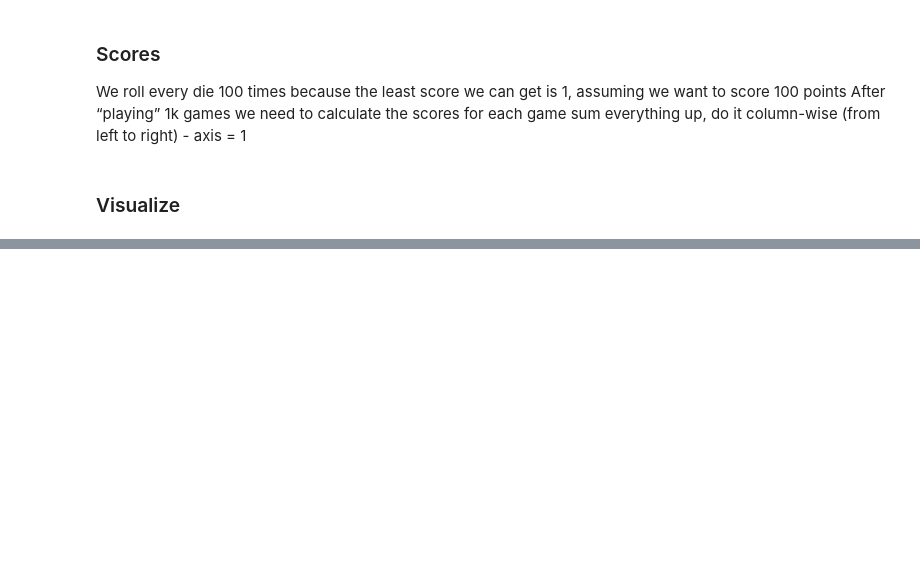
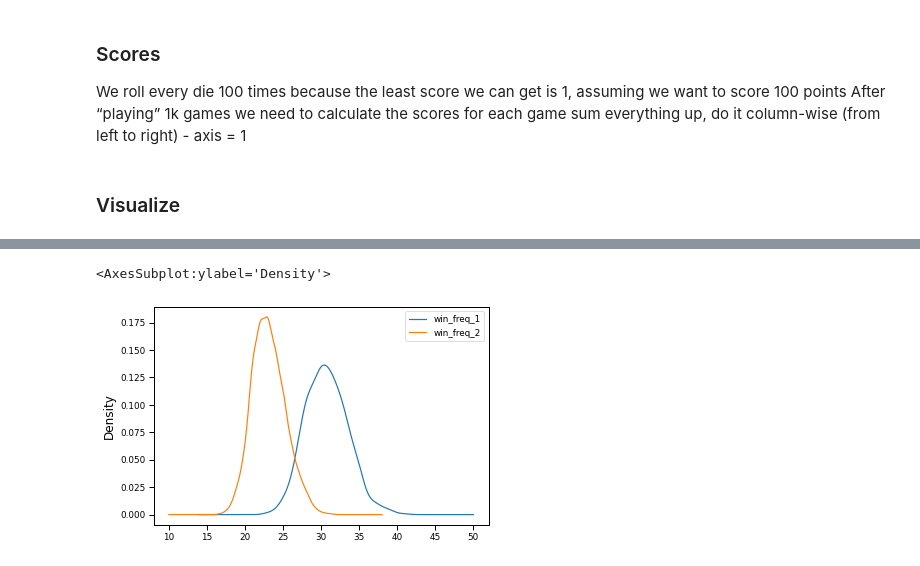
Before and after one commit to mgino11/Simulation_Modeling, a Jupyter notebook: Discussions/Ginorio_Modeling_101.ipynb, the cells around one changed output, grey strips where cells are left out. Saved outputs shown, nothing was run; the diff lists cells and outputs as text; code cells hidden in the pictures; blank space fills up the shorter version.

```diff
--- a/Discussions/Ginorio_Modeling_101.ipynb
+++ b/Discussions/Ginorio_Modeling_101.ipynb
@@ -75,0 +110,5 @@ Tie games 17
+# %%
+won_df.plot.kde()
+# %% [output]
+<AxesSubplot:ylabel='Density'>
+[figure, added]
```
Also changed, not shown: parts of 14 cells of this notebook.
